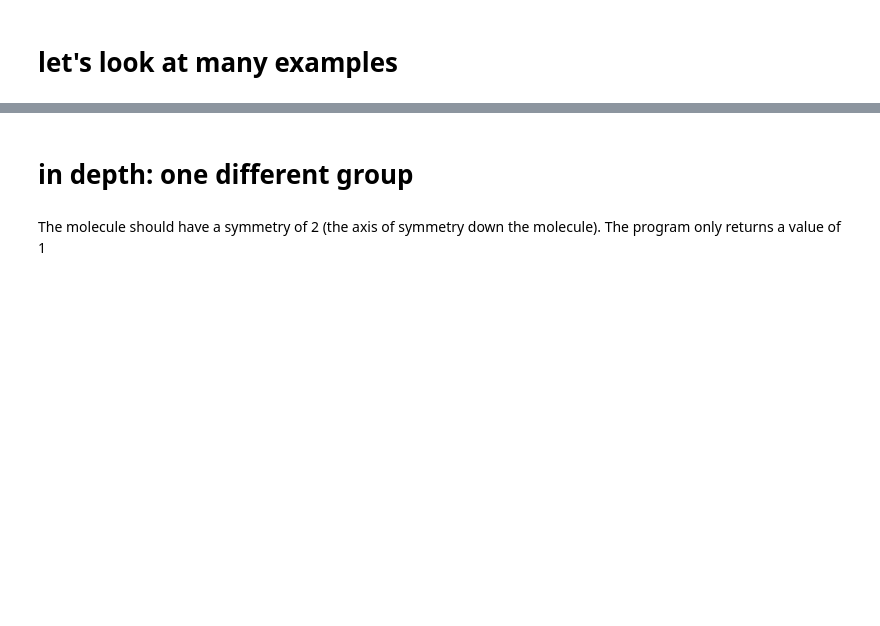
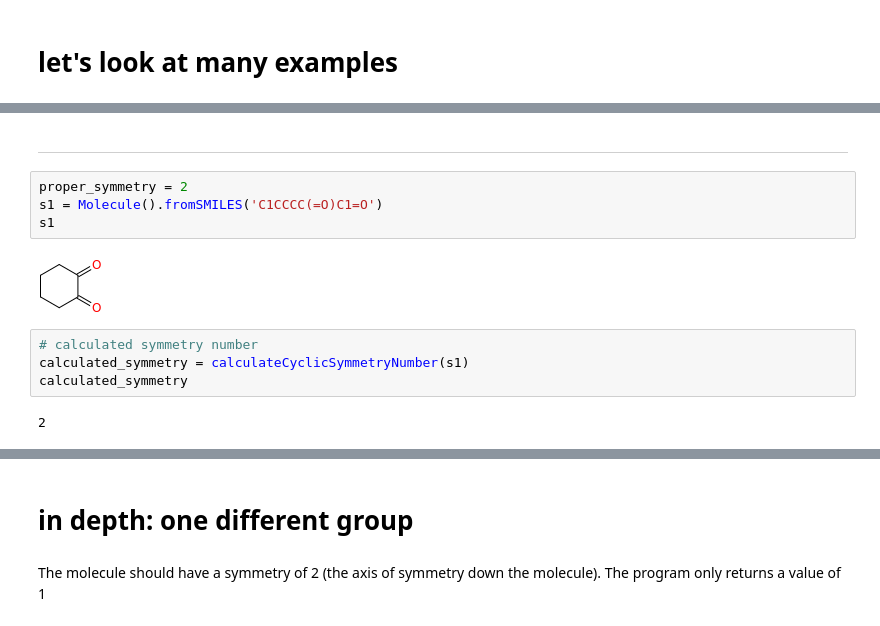
Before and after one commit to goldmanm/rmg_walkthroughs, a Jupyter notebook: issues/symmetry cyclic symmetry.ipynb, the cells around one changed output, grey strips where cells are left out. Cells and saved outputs as stored; diff of their text form; blank space fills up the shorter version.

```diff
--- a/issues/symmetry cyclic symmetry.ipynb
+++ b/issues/symmetry cyclic symmetry.ipynb
@@ -133,0 +85,14 @@ calculateCyclicSymmetryNumber(s1)
+# %% [markdown]
+***
+# %%
+proper_symmetry = 2
+s1 = Molecule().fromSMILES('C1CCCC(=O)C1=O')
+s1
+# %% [output]
+[figure, added]
+# %%
+# calculated symmetry number
+calculated_symmetry = calculateCyclicSymmetryNumber(s1)
+calculated_symmetry
+# %% [output]
+2
```
Also changed, not shown: parts of 99 cells of this notebook.
